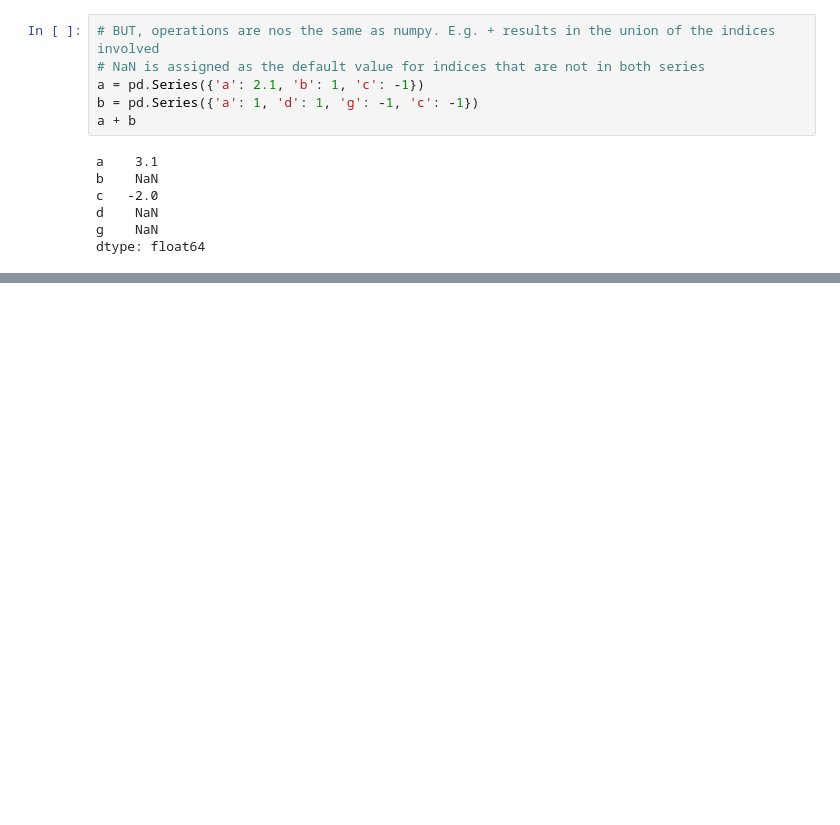
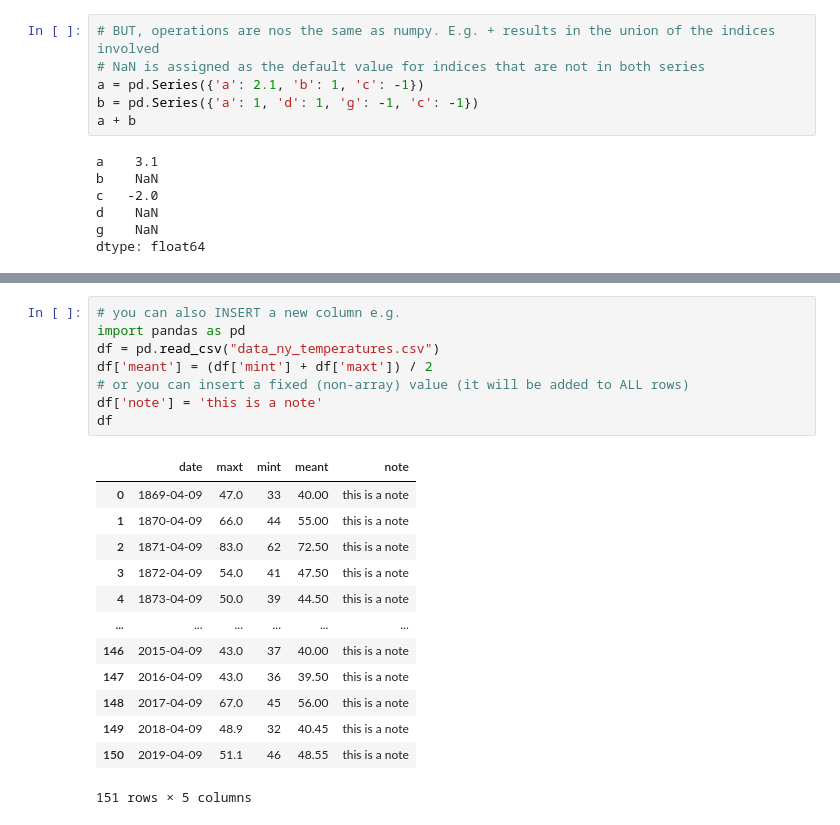
Before and after one commit to tyiannak/python-data-science, a Jupyter notebook: notebooks/numpy_and_pandas.ipynb, the cells around one changed output, grey strips where cells are left out. Saved outputs shown, nothing was run; the diff lists cells and outputs as text; blank space fills up the shorter version.

Commit message:
pandas update

```diff
--- a/notebooks/numpy_and_pandas.ipynb
+++ b/notebooks/numpy_and_pandas.ipynb
@@ -357,0 +463,22 @@ When your data is tabular with row index and column index, the go-to choice is p
+# %%
+# you can also INSERT a new column e.g.
+import pandas as pd
+df = pd.read_csv("data_ny_temperatures.csv")
+df['meant'] = (df['mint'] + df['maxt']) / 2
+# or you can insert a fixed (non-array) value (it will be added to ALL rows)
+df['note'] = 'this is a note'
+df
+# %% [output]
+|  | date | maxt | mint | meant | note |
+| 0 | 1869-04-09 | 47.0 | 33 | 40.00 | this is a note |
+| 1 | 1870-04-09 | 66.0 | 44 | 55.00 | this is a note |
+| 2 | 1871-04-09 | 83.0 | 62 | 72.50 | this is a note |
+| 3 | 1872-04-09 | 54.0 | 41 | 47.50 | this is a note |
+| 4 | 1873-04-09 | 50.0 | 39 | 44.50 | this is a note |
+| ... | ... | ... | ... | ... | ... |
+| 146 | 2015-04-09 | 43.0 | 37 | 40.00 | this is a note |
+| 147 | 2016-04-09 | 43.0 | 36 | 39.50 | this is a note |
+| 148 | 2017-04-09 | 67.0 | 45 | 56.00 | this is a note |
+| 149 | 2018-04-09 | 48.9 | 32 | 40.45 | this is a note |
+| 150 | 2019-04-09 | 51.1 | 46 | 48.55 | this is a note |
+151 rows × 5 columns
```
Also changed, not shown: parts of 15 cells of this notebook.
